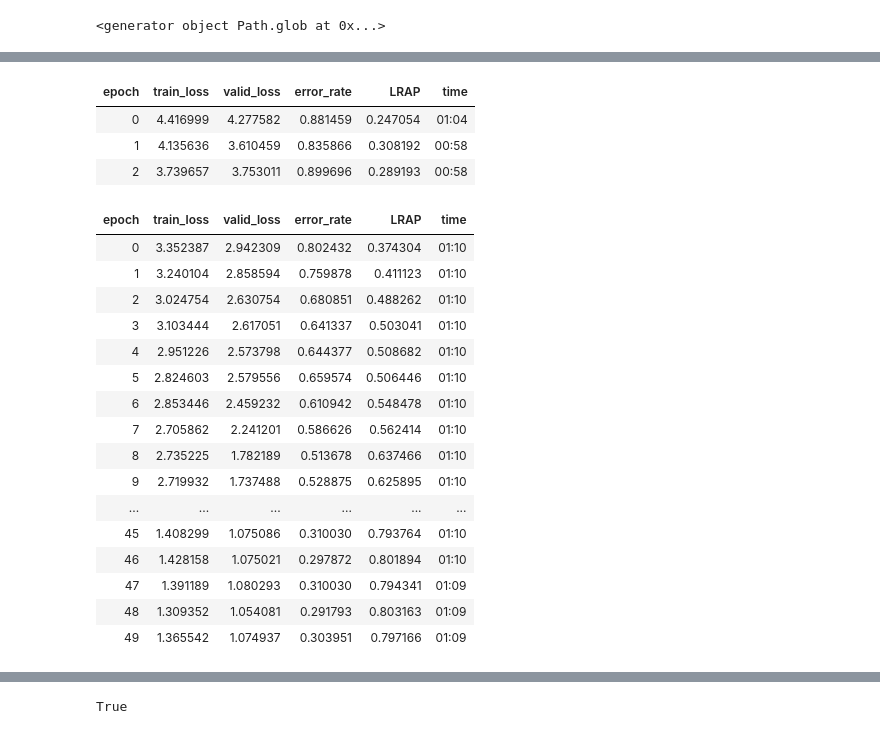
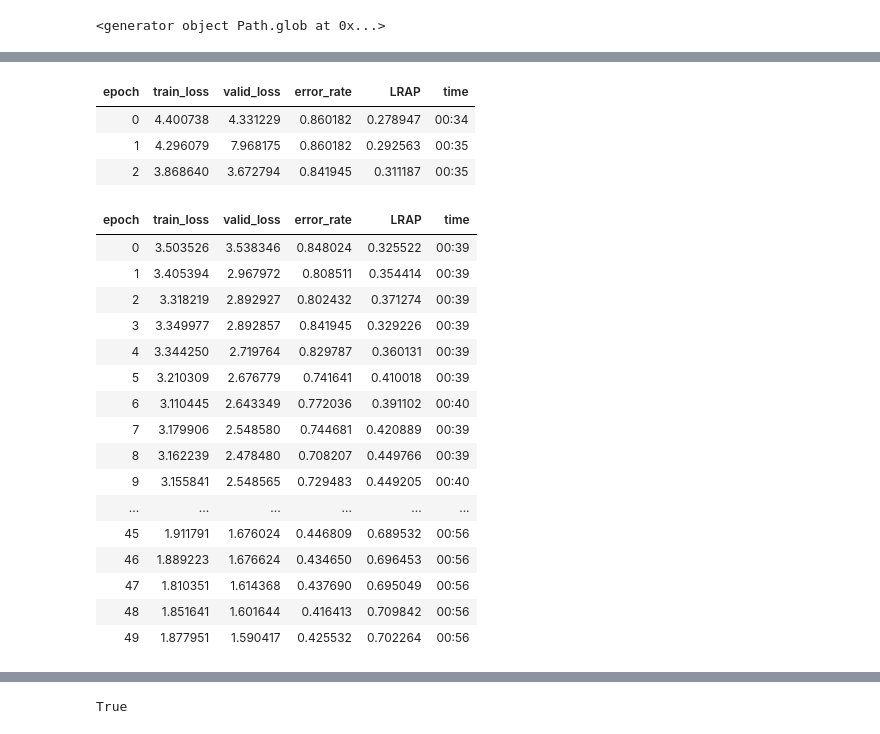
Before and after one commit to KidElectric/rfcx_kaggle, a Jupyter notebook: notebooks/3.0-bri-train-models-experiments.ipynb, the cells around one changed output, grey strips where cells are left out. Saved outputs shown, nothing was run; the diff lists cells and outputs as text; code cells hidden in the pictures.

```diff
--- a/notebooks/3.0-bri-train-models-experiments.ipynb
+++ b/notebooks/3.0-bri-train-models-experiments.ipynb
@@ -119,42 +121,42 @@ learn.fine_tune(50) # loss_func = LabelSmoothingCrossEntropy(), cbs=Mixup
 # %%
 # Run a model with mixup:
 def which_singer(x): return x.parts[-1].split('_')[1]
 
 path =CC_DATA_OUT.joinpath('train').joinpath('clip_decomp_tp')
-mixup = MixUp(0.7) # LRAP of 0.8 with mixup 0.25, 0.81 with 0.5
+mixup = MixUp(0.5) # LRAP of 0.8 with mixup 0.25, 0.81 with 0.5
 dls = ImageDataLoaders.from_path_func(
     path, get_image_files(path), valid_pct=0.2, seed=42,
-    label_func=which_singer, item_tfms=Resize(512,ResizeMethod.Squish), #resnet18, 512, 30e, Aug1 = 0.244? --> does perform better
+    label_func=which_singer, item_tfms=Resize(128,ResizeMethod.Squish), #resnet18, 512, 30e, Aug1 = 0.244? --> does perform better
     batch_tfms=aug_transforms(mult=2, do_flip=False), #max_rotate=5.0, do_flip=False, flip_vert=False
     num_workers=0,bs=6) # batch_tfms=aug_transforms(mult=2), -- necessary? or no?
 #Note: full specs are also now in the tp_clips folder as of 11/23 (not sure if this is good idea)
 # learn = cnn_learner(dls, resnet18, metrics=error_rate, cbs=mixup) #error_rate, Ideally LRAP, cnn_learner
-learn = cnn_learner(dls, resnet50, cbs=mixup,
+learn = cnn_learner(dls, resnet101, cbs=mixup,
                     loss_func=CrossEntropyLossFlat(),
                     metrics=[error_rate, LRAP]) #Note LRAP different than LWLRAP
 learn.fine_tune(50,freeze_epochs=3) # loss_func = LabelSmoothingCrossEntropy(),
 # %% [output]
 | epoch | train_loss | valid_loss | error_rate | LRAP | time |
-| 0 | 4.416999 | 4.277582 | 0.881459 | 0.247054 | 01:04 |
-| 1 | 4.135636 | 3.610459 | 0.835866 | 0.308192 | 00:58 |
-| 2 | 3.739657 | 3.753011 | 0.899696 | 0.289193 | 00:58 |
+| 0 | 4.400738 | 4.331229 | 0.860182 | 0.278947 | 00:34 |
+| 1 | 4.296079 | 7.968175 | 0.860182 | 0.292563 | 00:35 |
+| 2 | 3.868640 | 3.672794 | 0.841945 | 0.311187 | 00:35 |
 | epoch | train_loss | valid_loss | error_rate | LRAP | time |
-| 0 | 3.352387 | 2.942309 | 0.802432 | 0.374304 | 01:10 |
-| 1 | 3.240104 | 2.858594 | 0.759878 | 0.411123 | 01:10 |
-| 2 | 3.024754 | 2.630754 | 0.680851 | 0.488262 | 01:10 |
-| 3 | 3.103444 | 2.617051 | 0.641337 | 0.503041 | 01:10 |
-| 4 | 2.951226 | 2.573798 | 0.644377 | 0.508682 | 01:10 |
-| 5 | 2.824603 | 2.579556 | 0.659574 | 0.506446 | 01:10 |
-| 6 | 2.853446 | 2.459232 | 0.610942 | 0.548478 | 01:10 |
-| 7 | 2.705862 | 2.241201 | 0.586626 | 0.562414 | 01:10 |
-| 8 | 2.735225 | 1.782189 | 0.513678 | 0.637466 | 01:10 |
-| 9 | 2.719932 | 1.737488 | 0.528875 | 0.625895 | 01:10 |
+| 0 | 3.503526 | 3.538346 | 0.848024 | 0.325522 | 00:39 |
+| 1 | 3.405394 | 2.967972 | 0.808511 | 0.354414 | 00:39 |
+| 2 | 3.318219 | 2.892927 | 0.802432 | 0.371274 | 00:39 |
+| 3 | 3.349977 | 2.892857 | 0.841945 | 0.329226 | 00:39 |
+| 4 | 3.344250 | 2.719764 | 0.829787 | 0.360131 | 00:39 |
+| 5 | 3.210309 | 2.676779 | 0.741641 | 0.410018 | 00:39 |
+| 6 | 3.110445 | 2.643349 | 0.772036 | 0.391102 | 00:40 |
+| 7 | 3.179906 | 2.548580 | 0.744681 | 0.420889 | 00:39 |
+| 8 | 3.162239 | 2.478480 | 0.708207 | 0.449766 | 00:39 |
+| 9 | 3.155841 | 2.548565 | 0.729483 | 0.449205 | 00:40 |
 | ... | ... | ... | ... | ... | ... |
-| 45 | 1.408299 | 1.075086 | 0.310030 | 0.793764 | 01:10 |
-| 46 | 1.428158 | 1.075021 | 0.297872 | 0.801894 | 01:10 |
-| 47 | 1.391189 | 1.080293 | 0.310030 | 0.794341 | 01:09 |
-| 48 | 1.309352 | 1.054081 | 0.291793 | 0.803163 | 01:09 |
-| 49 | 1.365542 | 1.074937 | 0.303951 | 0.797166 | 01:09 |
+| 45 | 1.911791 | 1.676024 | 0.446809 | 0.689532 | 00:56 |
+| 46 | 1.889223 | 1.676624 | 0.434650 | 0.696453 | 00:56 |
+| 47 | 1.810351 | 1.614368 | 0.437690 | 0.695049 | 00:56 |
+| 48 | 1.851641 | 1.601644 | 0.416413 | 0.709842 | 00:56 |
+| 49 | 1.877951 | 1.590417 | 0.425532 | 0.702264 | 00:56 |
 # %%
 #
 interp = ClassificationInterpretation.from_learner(learn)
```
Also changed, not shown: parts of 8 cells of this notebook, 3 other files.
